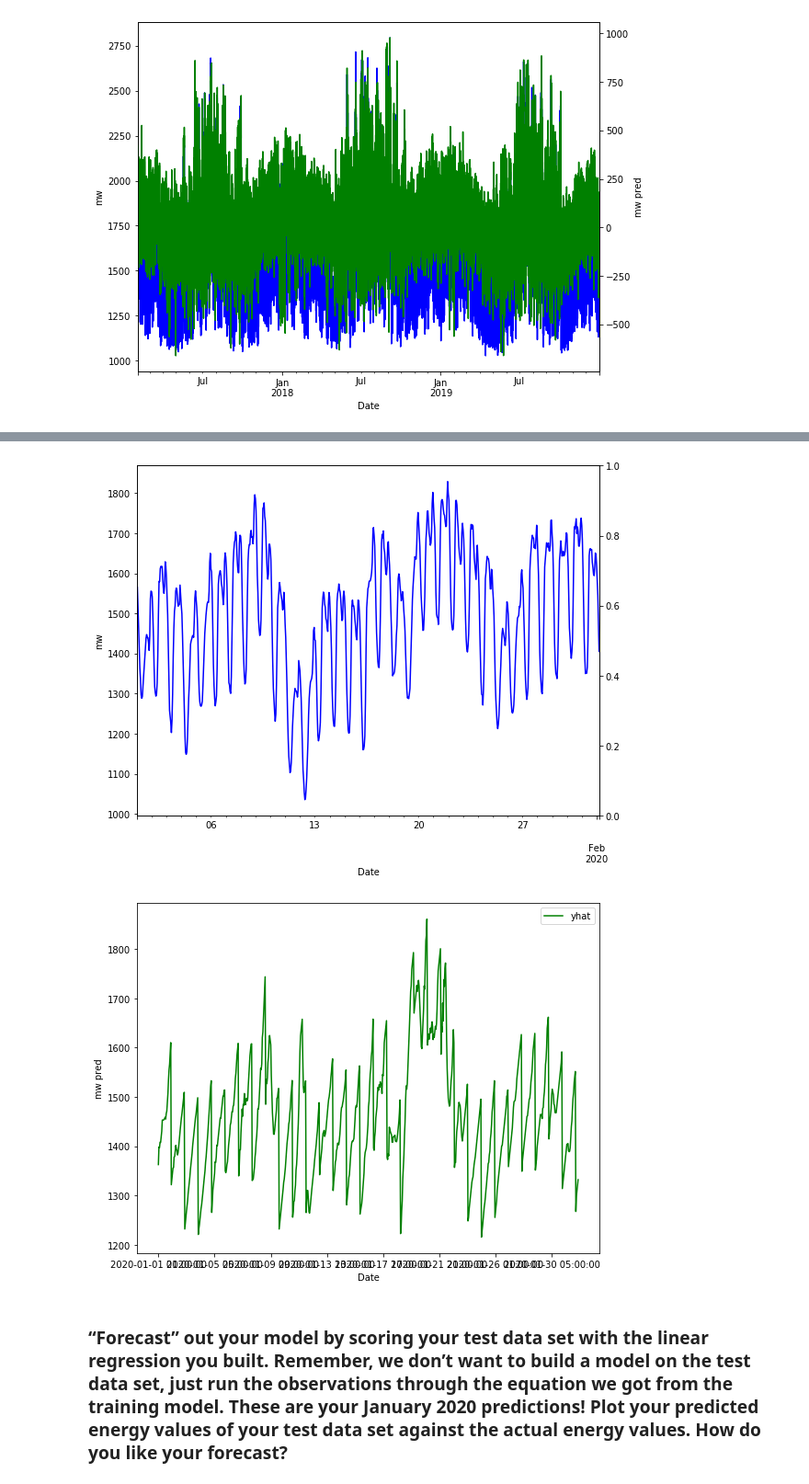
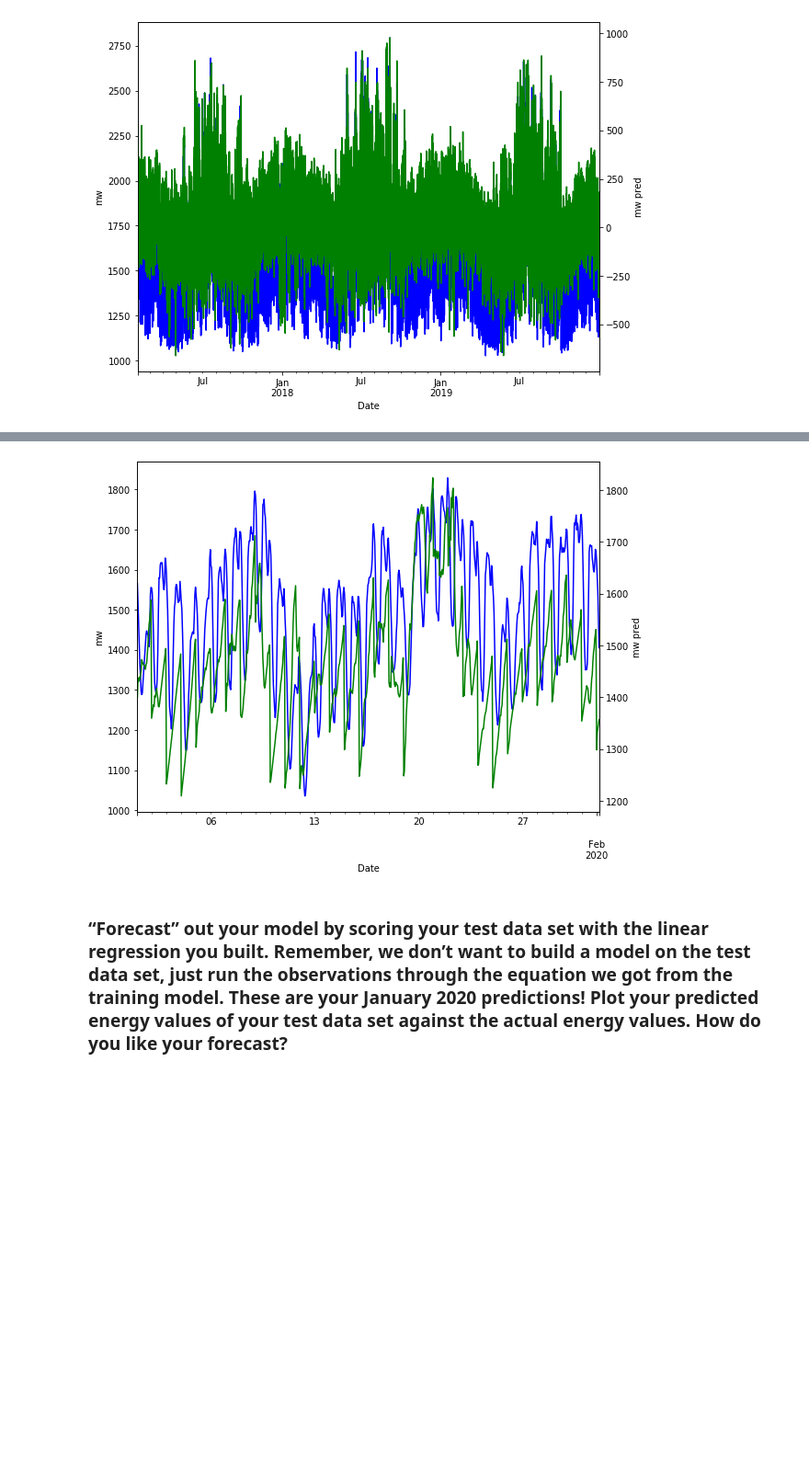
Before and after one commit to wordsmithereens/time_series_energy_demand, a Jupyter notebook: modeling.ipynb, the cells around one changed output, grey strips where cells are left out. Shown: that part at 92% size. Drawn from its saved outputs; the diff is of its cells as text; code cells hidden in the pictures; blank space fills up the shorter version.

```diff
--- a/modeling.ipynb
+++ b/modeling.ipynb
@@ -178,0 +134,16 @@ plt.show()
+# %%
+# So, let us combine temp and month and temp and hour; using the scaled value to avoid multicolinearity
+df['temp_norm'] = (df['temp'] - mu_temp) / s_temp
+df['temp_hour'] = df['temp_norm'] * df['hour']
+df['temp_month'] = df['temp_norm'] * df['month']
+
+# predictors = ['temp', 'temp2', 'month', 'weekday', 'hour']
+predictors = ['temp', 'temp2', 'year','month','weekday', 'hour', 'temp_hour', 'temp_month']
+outcome = 'mw'
+model = LinearRegression()
+model.fit(X=df.filter(items=predictors), y=df[outcome])
+print(f'Intercept: {model.intercept_:.3f}')
+print('Coefficients:')
+for name, coef in zip(predictors, model.coef_):
+    print(f' {name}: {coef}')
+print(f"R^2: {model.score(X=df.filter(items=predictors), y=df[outcome])}")
@@ -183,5 +182,8 @@ test_df['Date'] = pd.to_datetime(test_df['Date'])
 test_df = test_df.set_index('Date')
 test_df['temp2'] = (test_df['temp'] - mu_temp) / s_temp
 test_df['temp2'] = test_df['temp2'] * test_df['temp2']
-test_df
+test_df['temp_norm'] = (test_df['temp'] - mu_temp) / s_temp
+test_df['temp_hour'] = test_df['temp_norm'] * test_df['hour']
+test_df['temp_month'] = test_df['temp_norm'] * test_df['month']
+test_df.head()
 # %% [output]
@@ -210,13 +215,12 @@ preds_df['mw'] = preds
 # %%
 ax1 = test_df['mw'].plot(color = 'blue', figsize=(9,7))
 ax1.set_ylabel('mw')
 ax1.set_xlabel('Date')
 ax2 = ax1.twinx()
-ax2 = pred_df.plot(color = 'green', figsize=(9,7))
+ax2 = preds_df['mw'].plot(color = 'green', figsize=(9,7))
 ax2.set_ylabel('mw pred')
 plt.show()
 # %% [output]
-[figure, old version]
+[figure, new version]
-[figure, removed]
 # %% [markdown]
 ###    “Forecast” out your model by scoring your test data set with the linear regression you built. Remember, we don’t want to build a model on the test data set, just run the observations through the equation we got from the training model. These are your January 2020 predictions! Plot your predicted energy values of your test data set against the actual energy values. How do you like your forecast?
```
Also changed, not shown: parts of 22 cells of this notebook.
